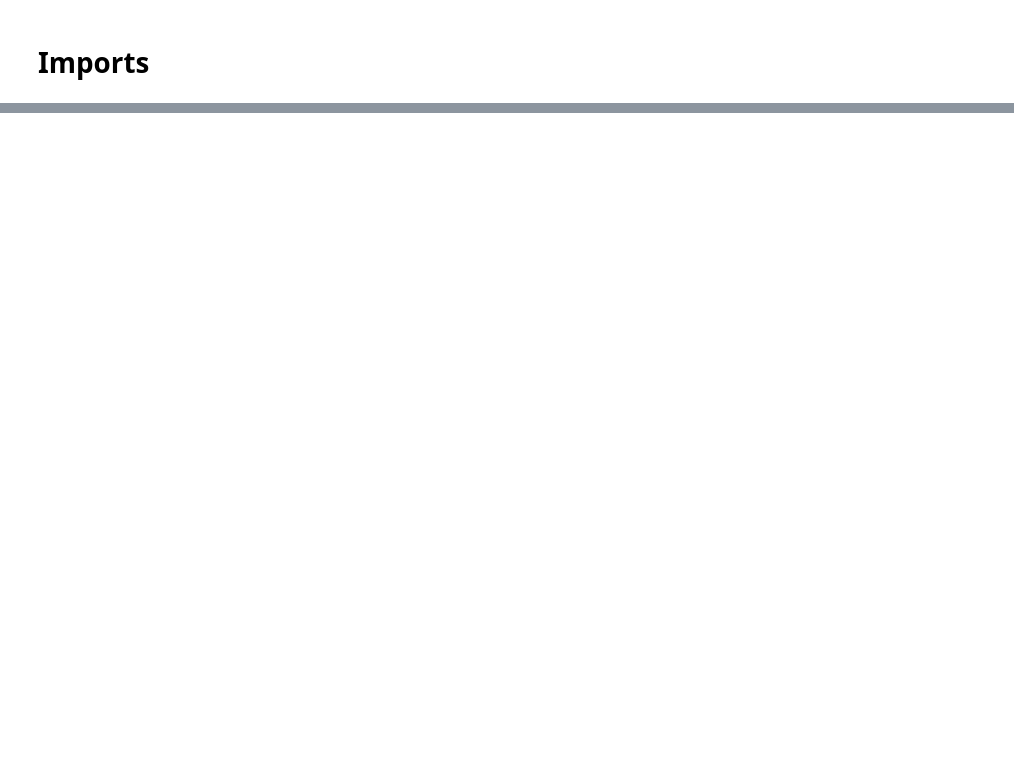
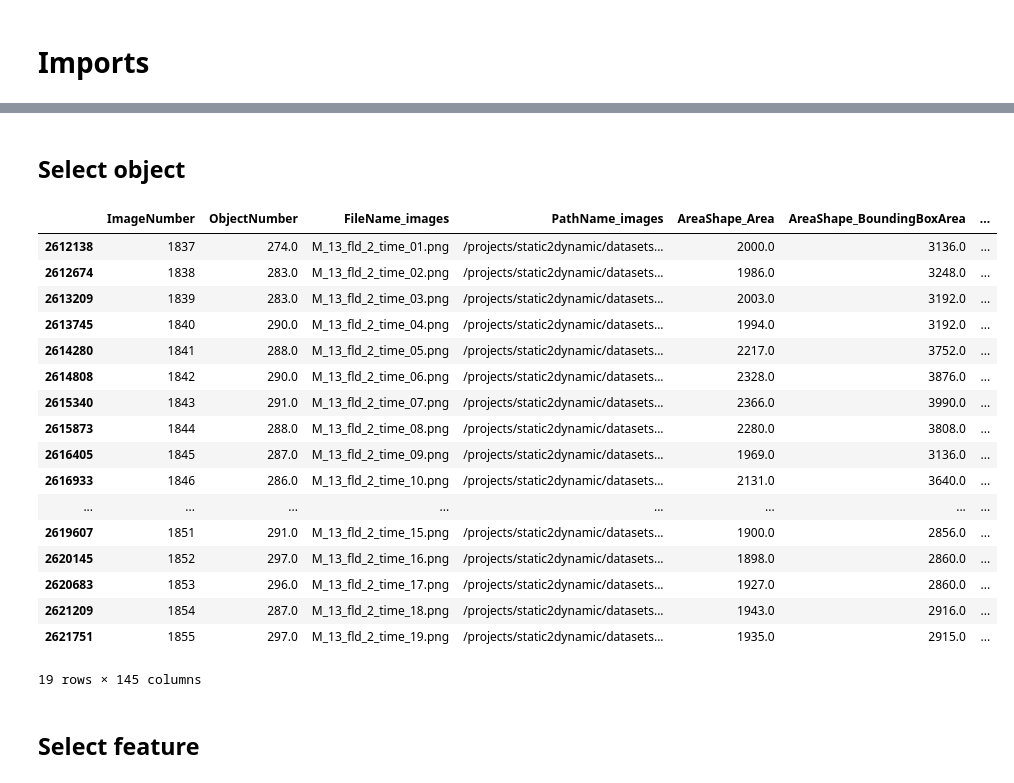
Before and after one commit to thethomasboyer/CellProfiler_GaussianProxy_analyses, a Jupyter notebook: plot_trajectories.ipynb, the cells around one changed output, grey strips where cells are left out. Drawn from its saved outputs; the diff is of its cells as text; code cells hidden in the pictures; blank space fills up the shorter version.

```diff
--- a/plot_trajectories.ipynb
+++ b/plot_trajectories.ipynb
@@ -113,0 +452,2 @@ plt.show()
+# %% [markdown]
+## Select object
@@ -113,0 +456,24 @@ plt.show()
+# %%
+df_this_vid_this_object = df_this_vid.query(f"TrackObjects_Label_10 == {object_number}")
+df_this_vid_this_object
+# %% [output]
+|  | ImageNumber | ObjectNumber | FileName_images | PathName_images | AreaShape_Area | AreaShape_BoundingBoxArea | ... |
+| 2612138 | 1837 | 274.0 | M_13_fld_2_time_01.png | /projects/static2dynamic/datasets... | 2000.0 | 3136.0 | ... |
+| 2612674 | 1838 | 283.0 | M_13_fld_2_time_02.png | /projects/static2dynamic/datasets... | 1986.0 | 3248.0 | ... |
+| 2613209 | 1839 | 283.0 | M_13_fld_2_time_03.png | /projects/static2dynamic/datasets... | 2003.0 | 3192.0 | ... |
+| 2613745 | 1840 | 290.0 | M_13_fld_2_time_04.png | /projects/static2dynamic/datasets... | 1994.0 | 3192.0 | ... |
+| 2614280 | 1841 | 288.0 | M_13_fld_2_time_05.png | /projects/static2dynamic/datasets... | 2217.0 | 3752.0 | ... |
+| 2614808 | 1842 | 290.0 | M_13_fld_2_time_06.png | /projects/static2dynamic/datasets... | 2328.0 | 3876.0 | ... |
+| 2615340 | 1843 | 291.0 | M_13_fld_2_time_07.png | /projects/static2dynamic/datasets... | 2366.0 | 3990.0 | ... |
+| 2615873 | 1844 | 288.0 | M_13_fld_2_time_08.png | /projects/static2dynamic/datasets... | 2280.0 | 3808.0 | ... |
+| 2616405 | 1845 | 287.0 | M_13_fld_2_time_09.png | /projects/static2dynamic/datasets... | 1969.0 | 3136.0 | ... |
+| 2616933 | 1846 | 286.0 | M_13_fld_2_time_10.png | /projects/static2dynamic/datasets... | 2131.0 | 3640.0 | ... |
+| ... | ... | ... | ... | ... | ... | ... | ... |
+| 2619607 | 1851 | 291.0 | M_13_fld_2_time_15.png | /projects/static2dynamic/datasets... | 1900.0 | 2856.0 | ... |
+| 2620145 | 1852 | 297.0 | M_13_fld_2_time_16.png | /projects/static2dynamic/datasets... | 1898.0 | 2860.0 | ... |
+| 2620683 | 1853 | 296.0 | M_13_fld_2_time_17.png | /projects/static2dynamic/datasets... | 1927.0 | 2860.0 | ... |
+| 2621209 | 1854 | 287.0 | M_13_fld_2_time_18.png | /projects/static2dynamic/datasets... | 1943.0 | 2916.0 | ... |
+| 2621751 | 1855 | 297.0 | M_13_fld_2_time_19.png | /projects/static2dynamic/datasets... | 1935.0 | 2915.0 | ... |
+19 rows × 145 columns
+# %% [markdown]
+## Select feature
```
Also changed, not shown: parts of 68 cells of this notebook, 3 other files.
